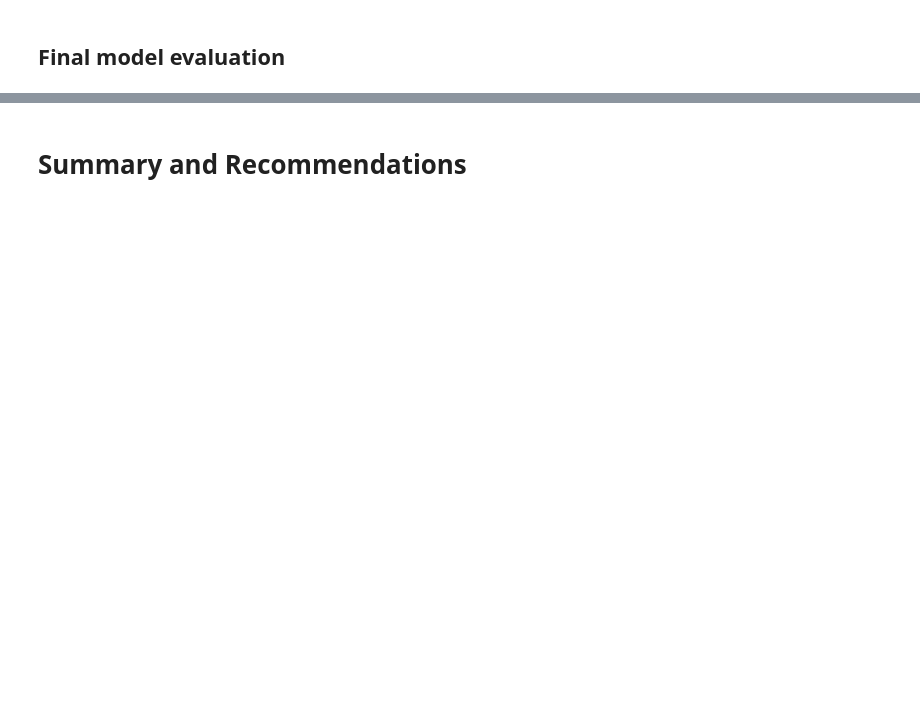
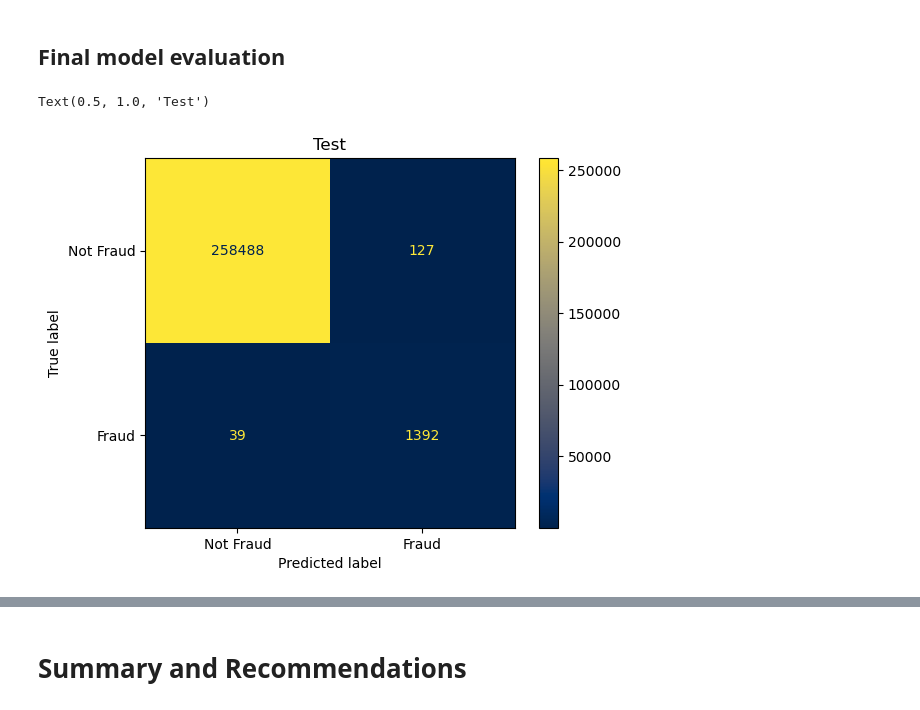
Before and after one commit to alexwalshml/dsir_project4, a Jupyter notebook: notebooks/Final_model.ipynb, the cells around one changed output, grey strips where cells are left out. Saved outputs shown, nothing was run; the diff lists cells and outputs as text; code cells hidden in the pictures; blank space fills up the shorter version.

```diff
--- a/notebooks/Final_model.ipynb
+++ b/notebooks/Final_model.ipynb
@@ -29,5 +29,5 @@ from sklearn.metrics import make_scorer, precision_recall_fscore_support
 import warnings
 warnings.filterwarnings('ignore')
 # %%
-df = pd.read_csv('../data/preprocessed_subsample_100k.csv')
+df = pd.read_csv('data/preprocessed_data.csv')
 df.head()
@@ -34,6 +42,6 @@ df.head()
 # %%
 # drop the probability density feature for now
-df.drop(['probability_density'], axis=1, inplace=True)
+df.drop(['probability_density', 'Unnamed: 0'], axis=1, inplace=True)
 # %%
 X = df.drop(['is_fraud'], axis=1)
 y = df['is_fraud']
@@ -136,8 +198,11 @@ metrics(y_test, grid_preds_rf_cs)
 # %% [markdown]
 ## Final model evaluation
 # %%
-ConfusionMatrixDisplay.from_estimator(grid_rf_cs, X_test, y_test, cmap='viridis', display_labels=['Not Fraud', 'Fraud'], colorbar=False)
+ConfusionMatrixDisplay.from_estimator(grid_rf_cs, X_test, y_test, cmap='cividis', display_labels=['Not Fraud', 'Fraud'], colorbar=True)
 plt.title('Test')
+# %% [output]
+Text(0.5, 1.0, 'Test')
+[figure, added]
 # %%
 # Create an ax object
 ax = plt.gca()
```
Also changed, not shown: parts of 13 cells of this notebook, 1 other file.
